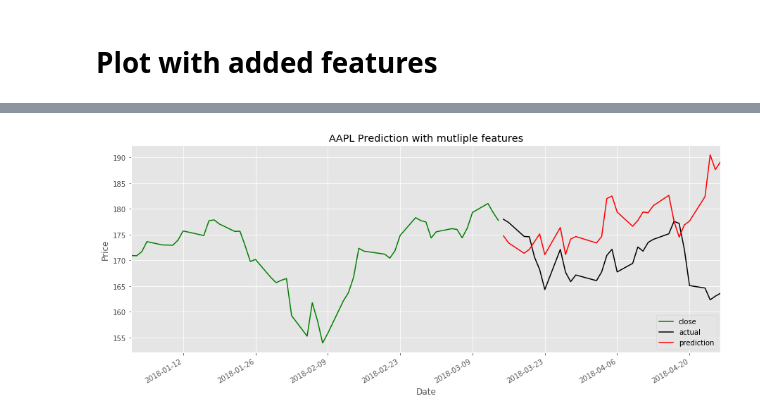
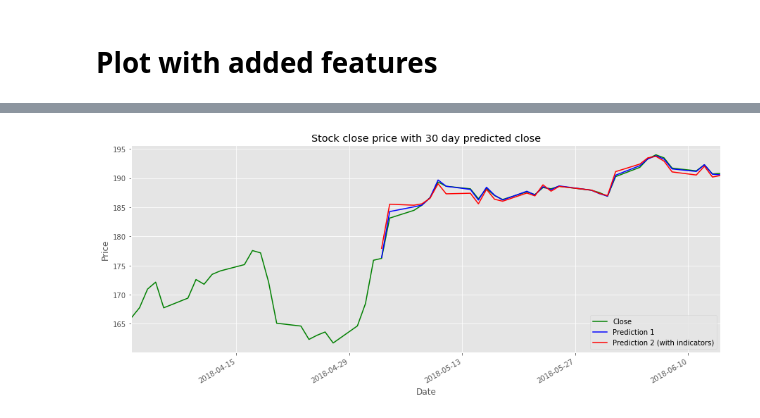
Before and after one commit to jlippert999/Stock-Market-Prediction, a Jupyter notebook: StockRegression.ipynb, the cells around one changed output, grey strips where cells are left out. Cells and saved outputs as stored; diff of their text form; code cells hidden in the pictures.

```diff
--- a/StockRegression.ipynb
+++ b/StockRegression.ipynb
@@ -228,3 +163,7 @@ Lenght of y: 1228
+# %%
+y = df['close'].shift(-1)
+y.drop(y.index[len(y)-1], inplace=True)
+y = np.array(y)
 # %% [markdown]
 ### Create Test and Train sets
 Use Cross validation to split into test and train data)
@@ -480,0 +341,19 @@ Accuracy of Linear Regression:  0.945426808577
+# %%
+# train / test
+from sklearn.model_selection import train_test_split
+X_train, X_test, y_train, y_test = train_test_split(X, y, test_size = .25, random_state=42)
+
+clf = LinearRegression()
+clf.fit(X_train,y_train)
+
+accuracy = clf.score(X_test, y_test)
+print("Accuracy of Linear Regression: ", accuracy)
+
+# Predict the labels of the test data: y_pred
+y_pred = clf.predict(X_test)
+
+# cross val score...
+scores = cross_val_score(clf, X, y, cv=30)
+
+print(scores)
+print('Linear Regression Cross Validation score: ', '{:.2%}'.format(scores.mean()))
@@ -486,3 +369,0 @@ df.dropna(inplace=True)
-# %%
-# add the predictions back to the df and reindex
-df = df.append(df_predictions)
@@ -510,12 +370,21 @@ df.reset_index()
+# %%
+test = df.ix[-30:,]
+
+resultInd = df.ix[-30:]
+resultInd['PredictedInd'] = clf.predict(test)
 # %%
-# plot since the beginning of year overlaying actual and prediction in red
-df['20180101':pd.to_datetime('today')]['close'].plot(figsize=(15,6), color="green")
-df['20180101':pd.to_datetime('today')]['actual'].plot(figsize=(15,6), color="black")
-df['20180101':pd.to_datetime('today')]['prediction'].plot(figsize=(15,6), color="red")
-plt.title('AAPL Prediction with mutliple features')
+df_plot = pd.DataFrame(df['close'])
+df_plot = df_plot.join(result['Predicted'])
+df_plot = df_plot.join(resultInd['PredictedInd'])
+
+df_plot['20180401':pd.to_datetime('today')]['close'].plot(figsize=(15,6), color="green", label='Close')
+df_plot['20180401':pd.to_datetime('today')]['Predicted'].plot(figsize=(15,6), color="blue", label='Prediction 1')
+df_plot['20180401':pd.to_datetime('today')]['PredictedInd'].plot(figsize=(15,6), color="red", label='Prediction 2 (with indicators)')
+
 plt.legend(loc=4)
 plt.xlabel('Date')
 plt.ylabel('Price')
+plt.title('Stock close price with 30 day predicted close')
 plt.show()
 # %% [output]
-[figure, old version]
+[figure, new version]
```
Also changed, not shown: parts of 39 cells of this notebook.
